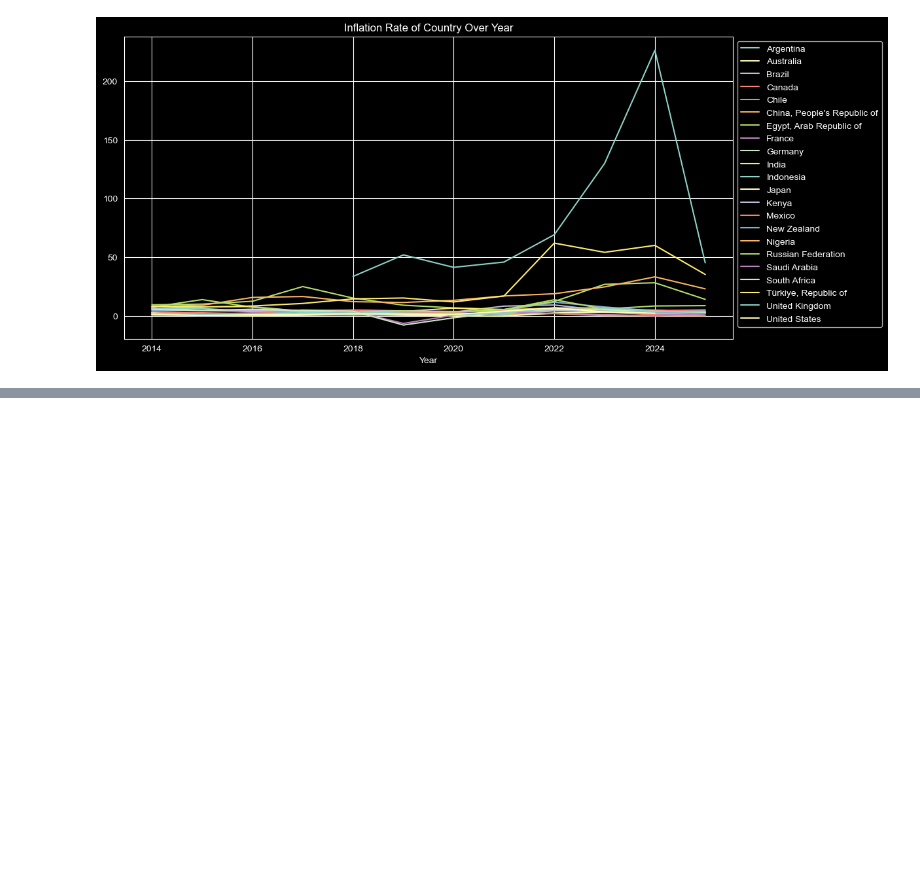
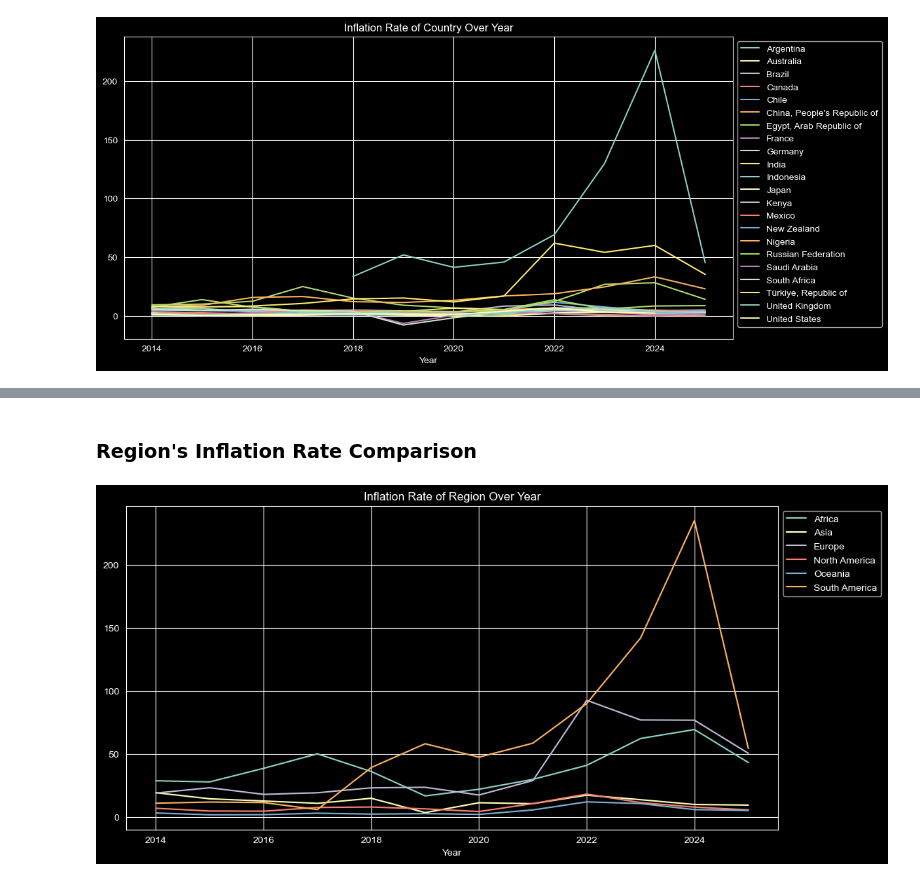
Before and after one commit to syahrazfa/inflation-regime-detection, a Jupyter notebook: analytics.ipynb, the cells around one changed output, grey strips where cells are left out. Drawn from its saved outputs; the diff is of its cells as text; code cells hidden in the pictures; blank space fills up the shorter version.

```diff
--- a/analytics.ipynb
+++ b/analytics.ipynb
@@ -265,0 +360,10 @@ plt.show()
+# %% [markdown]
+### Region's  Inflation Rate Comparison
+# %%
+## Country's Inflation Rate Comparison
+data_long.groupby(['Year', 'Region'])['Inflation_YOY'].sum().unstack().plot(figsize=(12, 6))
+plt.title('Inflation Rate of Region Over Year')
+plt.legend(loc='upper left', bbox_to_anchor=(1, 1))
+plt.show()
+# %% [output]
+[figure, added]
```
Also changed, not shown: parts of 27 cells of this notebook.
